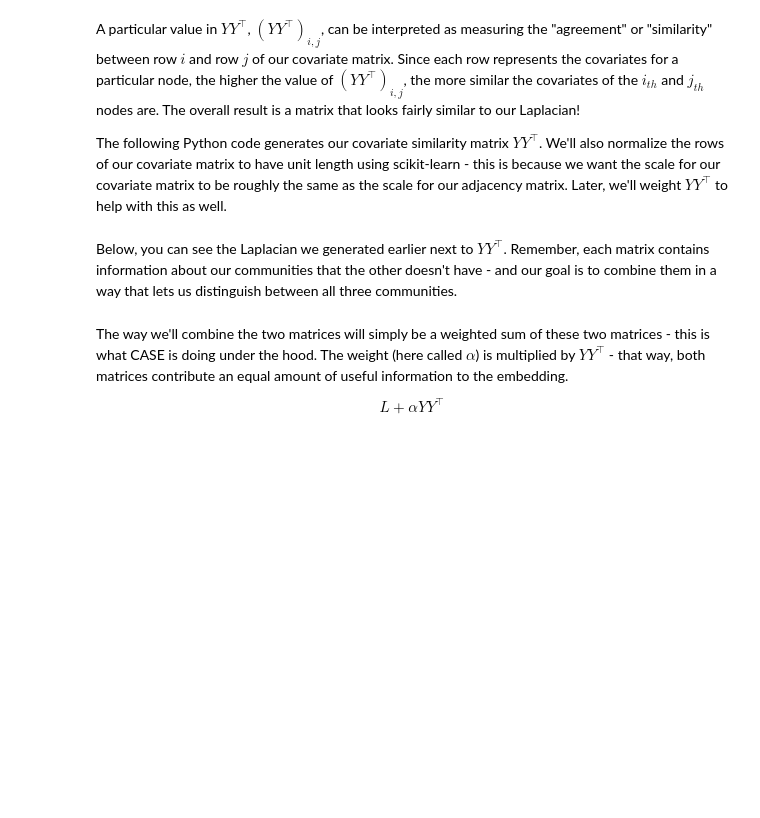
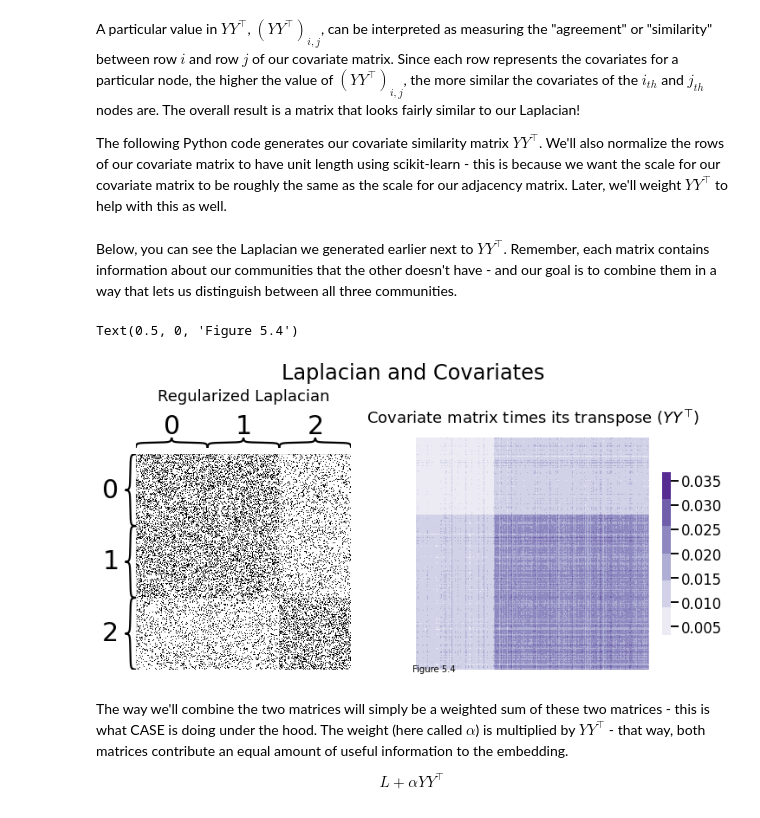
Before and after one commit to loftusa/thesis, a Jupyter notebook: network_machine_learning_in_python/representations/ch6/joint-representation-learning.ipynb, the cells around one changed output. Saved outputs shown, nothing was run; the diff lists cells and outputs as text; code cells hidden in the pictures; blank space fills up the shorter version.

```diff
--- a/network_machine_learning_in_python/representations/ch6/joint-representation-learning.ipynb
+++ b/network_machine_learning_in_python/representations/ch6/joint-representation-learning.ipynb
@@ -159,8 +172,14 @@ Below, you can see the Laplacian we generated earlier next to $YY^\top$. Remembe
 # %%
 # plot
 fig, axs = plt.subplots(nrows=1, ncols=2, figsize=(10,5), constrained_layout=True)
 L_ax = plot_heatmap(L, title=r"Regularized Laplacian", ax=axs[0], show_cbar=False)
 X_ax = heatmap(YYt, title=r"Covariate matrix times its transpose ($YY^\top$)", ax=axs[1]);
+
+plt.suptitle("Laplacian and Covariates", fontsize=24)
+plt.figtext(0.5, 0, "Figure 5.4")
+# %% [output]
+Text(0.5, 0, 'Figure 5.4')
+[figure, added]
 # %% [markdown]
 The way we'll combine the two matrices will simply be a weighted sum of these two matrices - this is what CASE is doing under the hood. The weight (here called $\alpha$) is multiplied by $YY^\top$ - that way, both matrices contribute an equal amount of useful information to the embedding.
 
```
Also changed, not shown: parts of 12 cells of this notebook, 8 other files.
